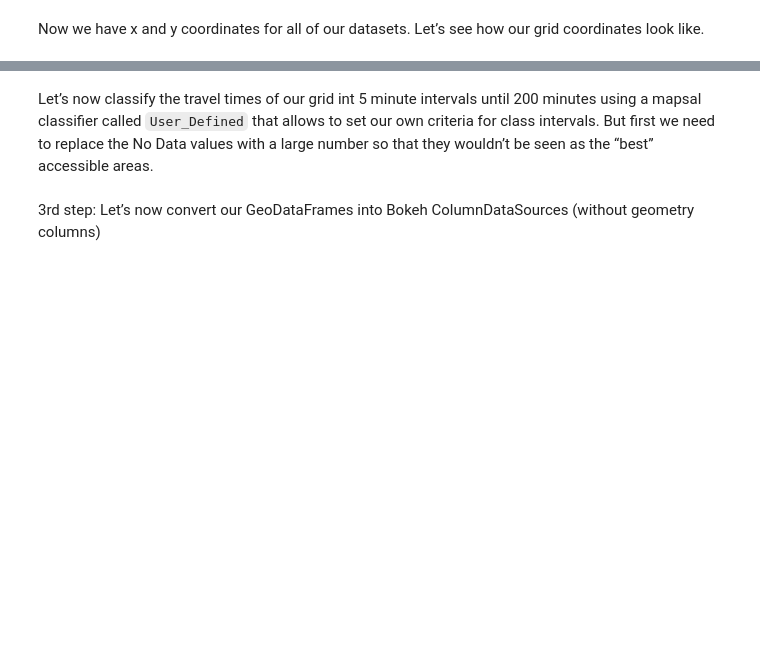
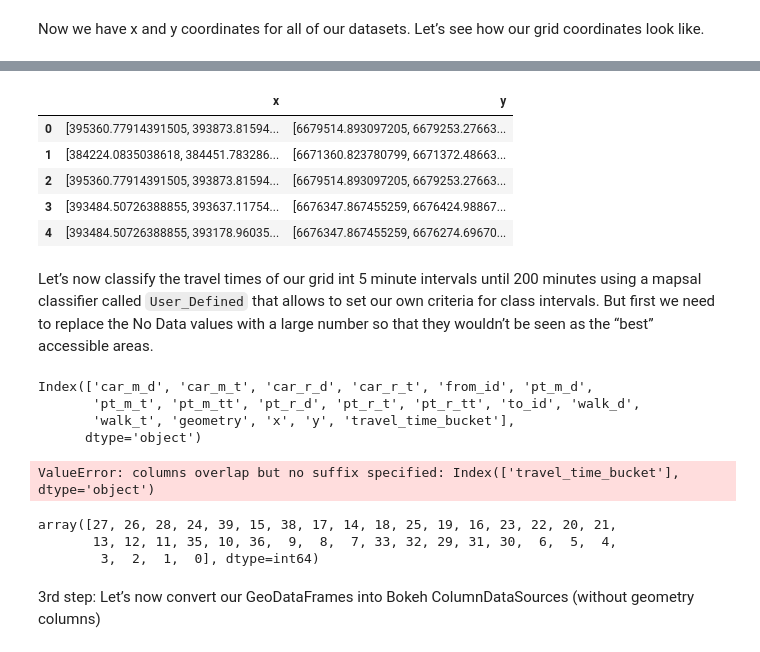
Before and after one commit to kngai/gis-training, a Jupyter notebook: 6_visualizations/01_interactive_maps.ipynb, the cells around one changed output, grey strips where cells are left out. Cells and saved outputs as stored; diff of their text form; code cells hidden in the pictures; blank space fills up the shorter version.

```diff
--- a/6_visualizations/01_interactive_maps.ipynb
+++ b/6_visualizations/01_interactive_maps.ipynb
@@ -336,24 +385,47 @@ Now we have x and y coordinates for all of our datasets. Let’s see how our gri
+# %%
+metro[['x', 'y']].head()
+# %% [output]
+|  | x | y |
+| 0 | [395360.77914391505, 393873.81594... | [6679514.893097205, 6679253.27663... |
+| 1 | [384224.0835038618, 384451.783286... | [6671360.823780799, 6671372.48663... |
+| 2 | [395360.77914391505, 393873.81594... | [6679514.893097205, 6679253.27663... |
+| 3 | [393484.50726388855, 393637.11754... | [6676347.867455259, 6676424.98867... |
+| 4 | [393484.50726388855, 393178.96035... | [6676347.867455259, 6676274.69670... |
 # %% [markdown]
 Let’s now classify the travel times of our grid int 5 minute intervals until 200 minutes using a mapsal classifier called `User_Defined` that allows to set our own criteria for class intervals. But first we need to replace the No Data values with a large number so that they wouldn’t be seen as the “best” accessible areas.
+# %%
+grid.columns
+# %% [output]
+Index(['car_m_d', 'car_m_t', 'car_r_d', 'car_r_t', 'from_id', 'pt_m_d',
+       'pt_m_t', 'pt_m_tt', 'pt_r_d', 'pt_r_t', 'pt_r_tt', 'to_id', 'walk_d',
+       'walk_t', 'geometry', 'x', 'y', 'travel_time_bucket'],
+      dtype='object')
 # %%
 # Replace No Data values (-1) with large number (999)
-grid = None
+grid = grid.replace(-1, 999)
 
 # Classify our travel times into 5 minute classes until 200 minutes
 # Create a list of values where minumum value is 5, maximum value is 200 and step is 5.
-breaks = None
+breaks = [x for x in range(5, 200, 5)]
 
 # Initialize the classifier and apply it
-classifier = None
-pt_classif = None
+classifier = mapclassify.UserDefined(grid['pt_r_tt'], bins=breaks)
+pt_classify = grid[['pt_r_tt']].apply(classifier)
 
 # Rename the classified column
-pt_classif.columns = None
+pt_classify.columns = ['travel_time_bucket']
 
 # Join it back to the grid layer
-grid = None
+grid = grid.join(pt_classify)
+# %% [output]
+ValueError: columns overlap but no suffix specified: Index(['travel_time_bucket'], dtype='object')
 # %%
 # Let's check what we have
+grid.travel_time_bucket.unique()
+# %% [output]
+array([27, 26, 28, 24, 39, 15, 38, 17, 14, 18, 25, 19, 16, 23, 22, 20, 21,
+       13, 12, 11, 35, 10, 36,  9,  8,  7, 33, 32, 29, 31, 30,  6,  5,  4,
+        3,  2,  1,  0], dtype=int64)
 # %% [markdown]
 3rd step: Let’s now convert our GeoDataFrames into Bokeh ColumnDataSources (without geometry columns)
 # %%
```
Also changed, not shown: parts of 15 cells of this notebook, 2 other files.
